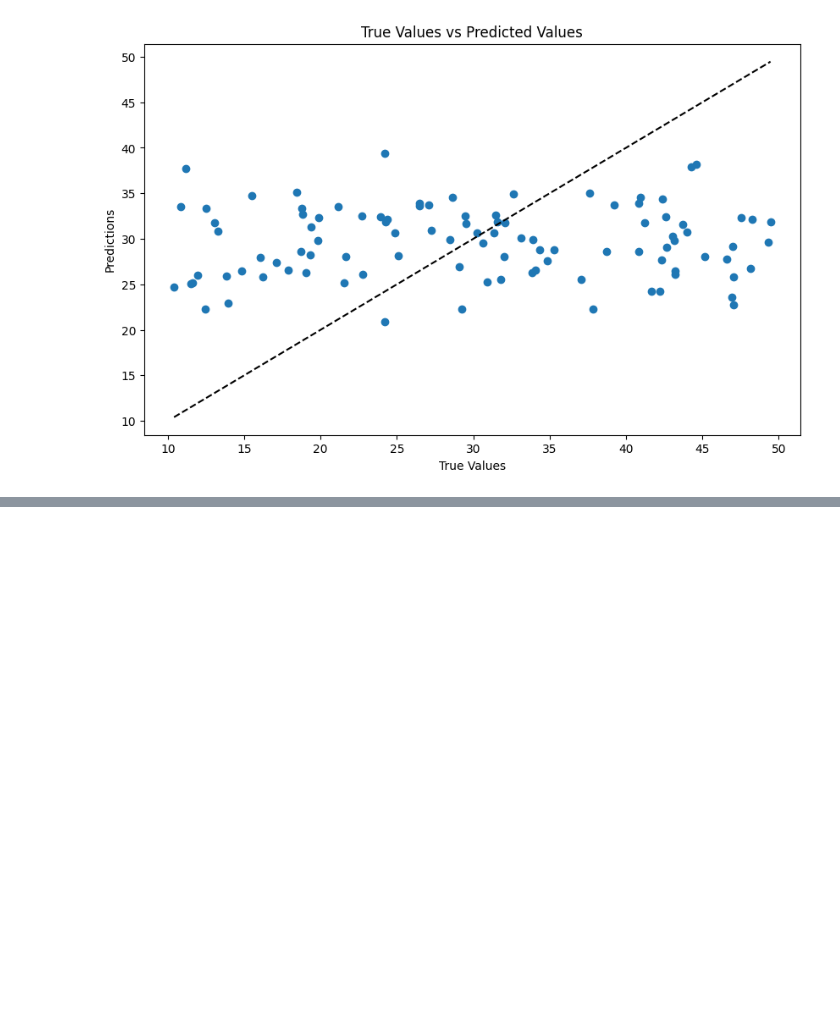
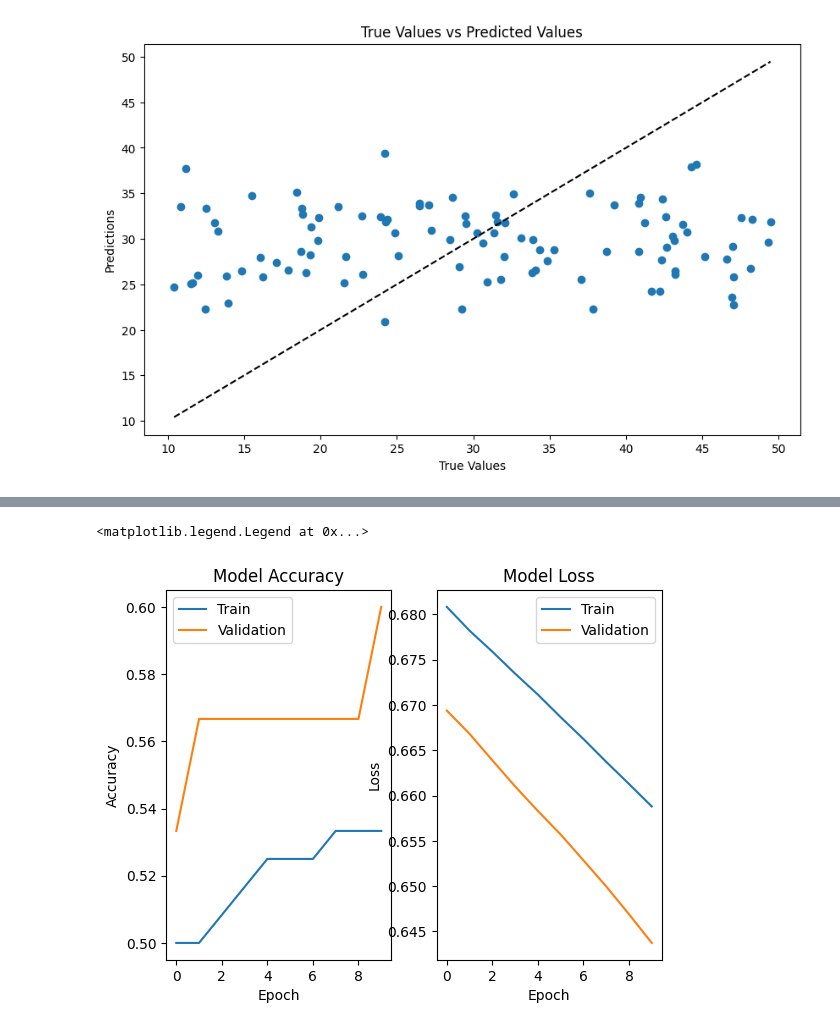
Before and after one commit to aenkya/clumps, a Jupyter notebook: udacity.ipynb, the cells around one changed output, grey strips where cells are left out. Drawn from its saved outputs; the diff is of its cells as text; code cells hidden in the pictures; blank space fills up the shorter version.

Commit message:
reviewing fundamentals of training and visualising results

```diff
--- a/udacity.ipynb
+++ b/udacity.ipynb
@@ -57,3 +57,30 @@ plt.show()
 [figure]
 Mean Squared Error: 146.02051889440582
 [figure]
+# %%
+import numpy as np
+import pandas as pd
+import warnings
+
+warnings.filterwarnings('ignore')
+
+np.random.seed(0)
+data_size = 200
+features = np.random.rand(data_size, 2)
+labels = (features[:,0] + features[:,1] > 1).astype(int)
+
+df = pd.DataFrame(features, columns=['VisitDuration', 'PagesVisited'])
+df['Purchase'] = labels
+# %%
+from sklearn.model_selection import train_test_split
+
+x_train, x_test, y_train, y_test = train_test_split(df[['VisitDuration', 'PagesVisited']], df['Purchase'])
+# %%
+import tensorflow as tf
+from tensorflow.keras.models import Sequential
+from tensorflow.keras.layers import Dense
+
+model = Sequential([Dense(10, activation='relu', input_shape=(2,)), Dense(1, activation='sigmoid')])
+model.compile(optimizer='adam', loss='binary_crossentropy', metrics=['accuracy'])
+
+history = model.fit(x_train, y_train, epochs=10, batch_size=10, validation_split=0.2)
@@ -59,0 +114,21 @@ Mean Squared Error: 146.02051889440582
+# %%
+import matplotlib.pyplot as plt
+
+plt.subplot(1, 2, 1)
+plt.plot(history.history['accuracy'])
+plt.plot(history.history['val_accuracy'])
+plt.title('Model Accuracy')
+plt.ylabel('Accuracy')
+plt.xlabel('Epoch')
+plt.legend(['Train', 'Validation'], loc='upper left')
+
+plt.subplot(1, 2, 2)
+plt.plot(history.history['loss'])
+plt.plot(history.history['val_loss'])
+plt.title('Model Loss')
+plt.ylabel('Loss')
+plt.xlabel('Epoch')
+plt.legend(['Train', 'Validation'], loc='upper right')
+# %% [output]
+<matplotlib.legend.Legend at 0x...>
+[figure, added]
```
Also changed, not shown: parts of 2 cells of this notebook.
